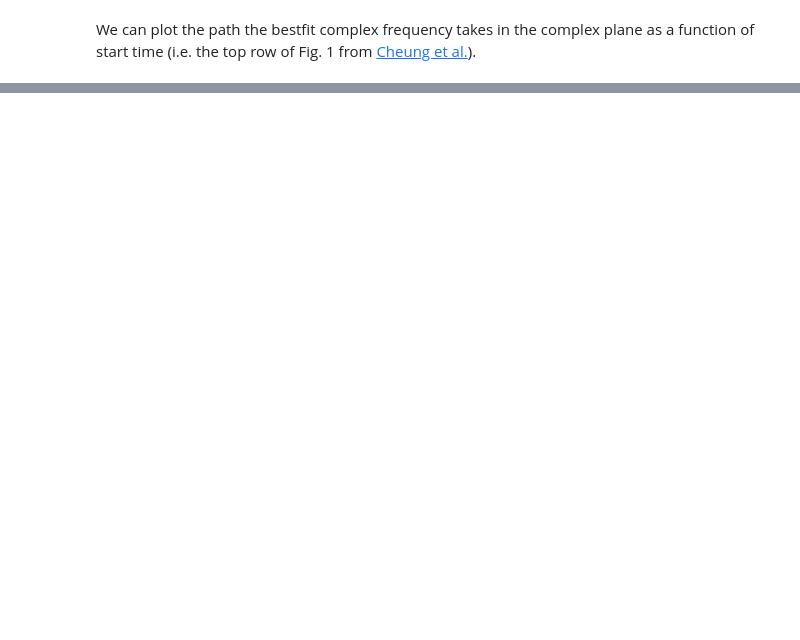
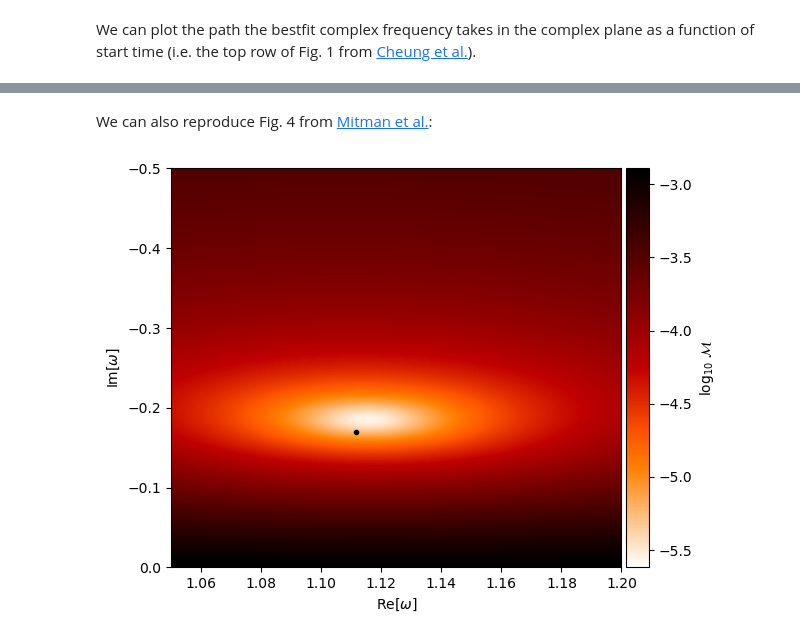
Before and after one commit to eliotfinch/qnmfits, a Jupyter notebook: examples/quadratic_qnms/quadratic_qnms.ipynb, the cells around one changed output, grey strips where cells are left out. Drawn from its saved outputs; the diff is of its cells as text; code cells hidden in the pictures; blank space fills up the shorter version.

Commit message:
Add omega_grid functions

```diff
--- a/examples/quadratic_qnms/quadratic_qnms.ipynb
+++ b/examples/quadratic_qnms/quadratic_qnms.ipynb
@@ -300,0 +301,25 @@ _ = ax.set_ylabel('$\mathrm{Im}[\omega_\mathrm{bestfit}]$')
+# %% [markdown]
+We can also reproduce Fig. 4 from [Mitman et al.](https://arxiv.org/abs/2208.07380):
+# %%
+re_minmax=[1.050, 1.2]
+im_minmax=[0, -0.5]
+
+mm_grid = qnmfits.mismatch_omega_grid(
+    sim_CCE.times,
+    sim_CCE.h[4,4],
+    modes=[(4,4,0,1),(4,4,1,1)],
+    Mf=sim_CCE.Mf,
+    chif=sim_CCE.chif_mag,
+    re_minmax=re_minmax,
+    im_minmax=im_minmax,
+    t0=20
+    )
+
+qnmfits.plot_mismatch_omega_grid(
+    mm_grid,
+    re_minmax=re_minmax,
+    im_minmax=im_minmax,
+    marker=(np.real(omega_target), np.imag(omega_target))
+    )
+# %% [output]
+[figure, added]
```
Also changed, not shown: parts of 7 cells of this notebook, 1 other file.
